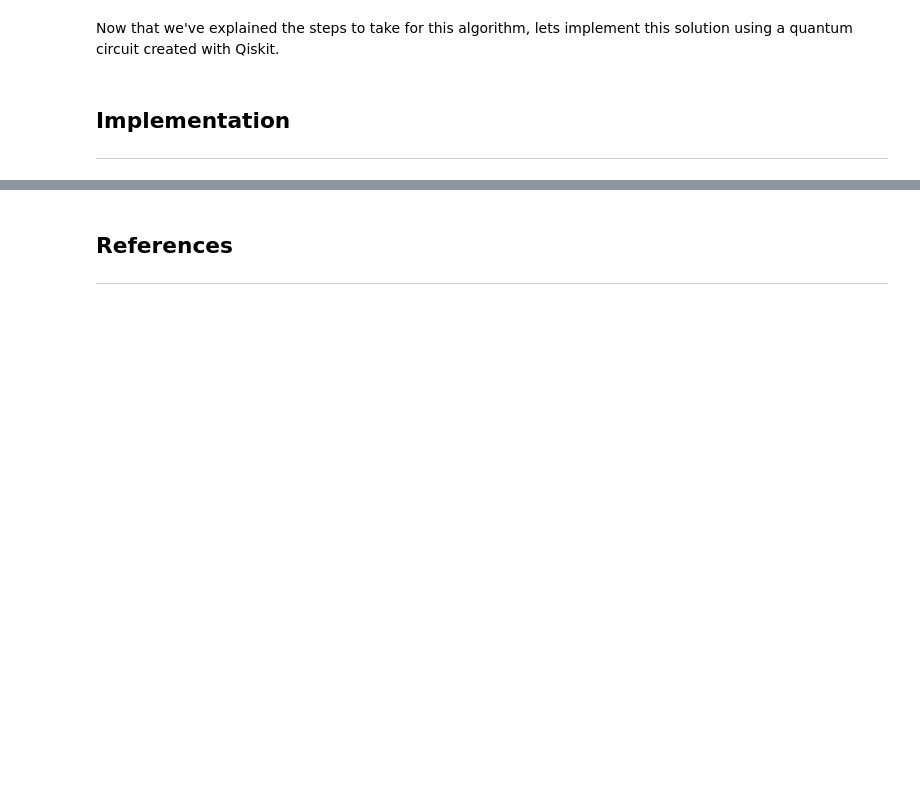
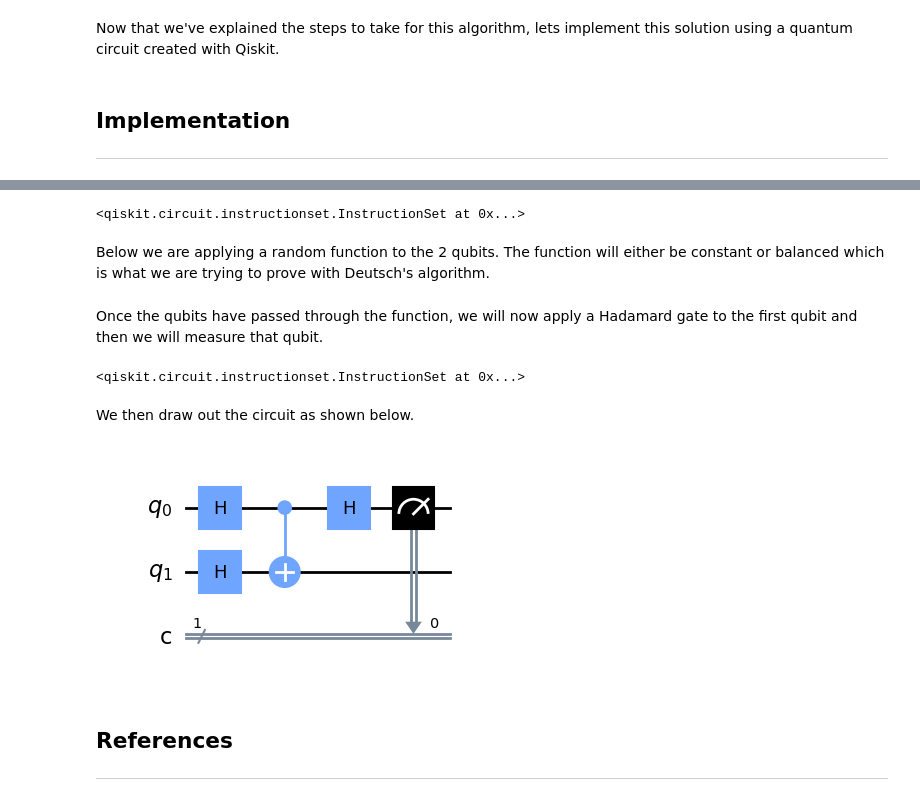
Before and after one commit to JoshuaUzell/emerging-tech-project, a Jupyter notebook: Juypter Notebooks/project.ipynb, the cells around one changed output, grey strips where cells are left out. Drawn from its saved outputs; the diff is of its cells as text; code cells hidden in the pictures; blank space fills up the shorter version.

```diff
--- a/Juypter Notebooks/project.ipynb
+++ b/Juypter Notebooks/project.ipynb
@@ -95,0 +99,3 @@ Now that we've explained the steps to take for this algorithm, lets implement th
+# %%
+#Create the quantum circuit. This includes 2 initial qubits and 1 classical bit
+quantumCircuit = QuantumCircuit(2, 1)
@@ -96,3 +104,37 @@ Now that we've explained the steps to take for this algorithm, lets implement th
+# %%
+#Apply a Hadamard gate to both the first qubit and second qubit
+#so as to put them in superposition
+quantumCircuit.h(0)
+quantumCircuit.h(1)
+# %% [output]
+<qiskit.circuit.instructionset.InstructionSet at 0x...>
+# %% [markdown]
+Below we are applying a random function to the 2 qubits. The function will either be constant or balanced which is what we are trying to prove with Deutsch's algorithm.
+# %%
+#Apply a random oracle to the qubits
+#This if check will see if the function if either constant or balanced
+#if its balanced, we apply a CNOT gate
+#else we do nothing
+if random.choice([True, False]):
+    quantumCircuit.cx(0, 1)
+else:
+    pass
+# %% [markdown]
+Once the qubits have passed through the function, we will now apply a Hadamard gate to the first qubit and then we will measure that qubit.
+# %%
+#After passing through oracle, we apply a Hadamard gate to the first qubit again
+quantumCircuit.h(0)
+
+#We then measure that qubit
+quantumCircuit.measure(0, 0)
+# %% [output]
+<qiskit.circuit.instructionset.InstructionSet at 0x...>
+# %% [markdown]
+We then draw out the circuit as shown below.
+# %%
+quantumCircuit.draw(output='mpl')
+# %% [output]
+[figure, added]
 # %% [markdown]
 ## References
 ***
```
Also changed, not shown: parts of 6 cells of this notebook.
